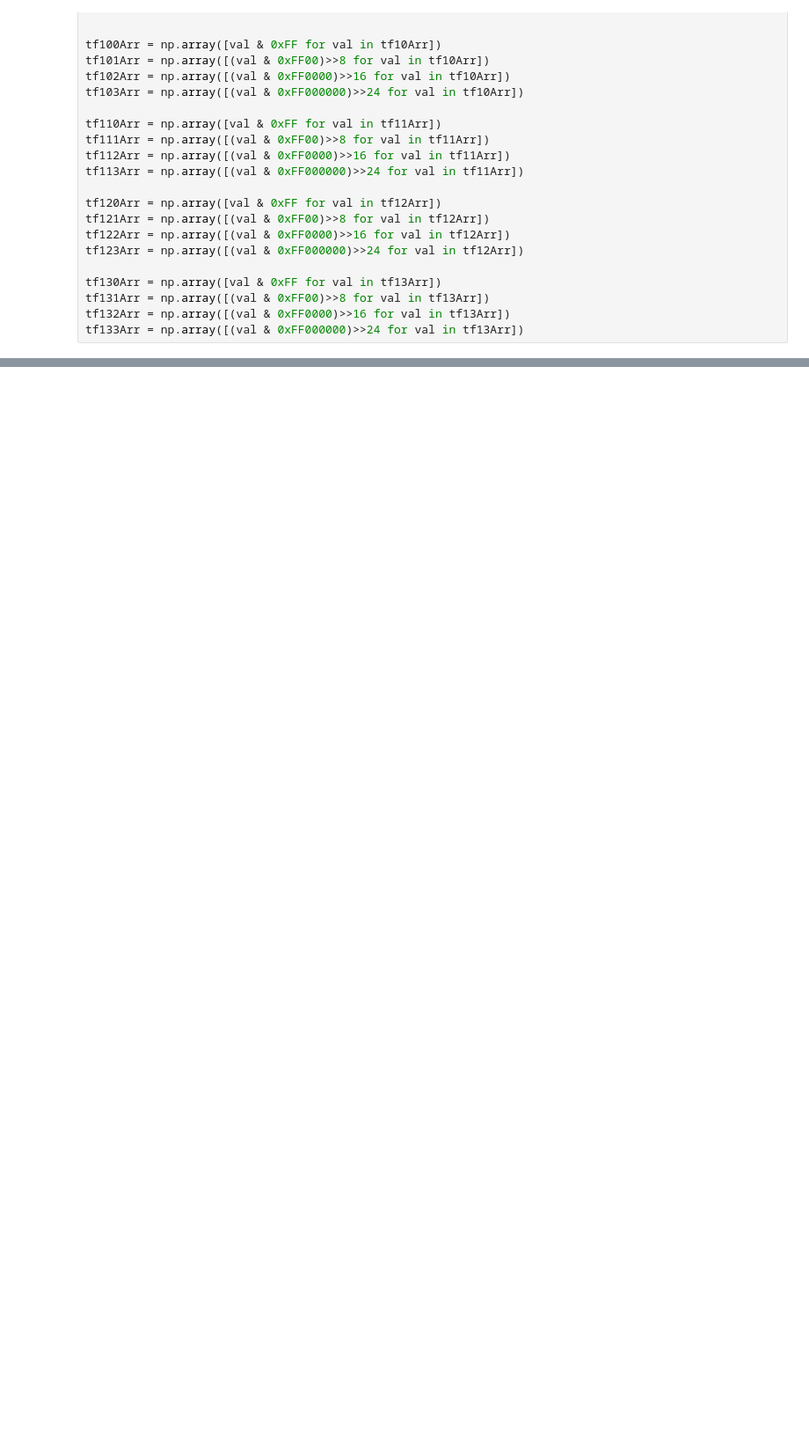
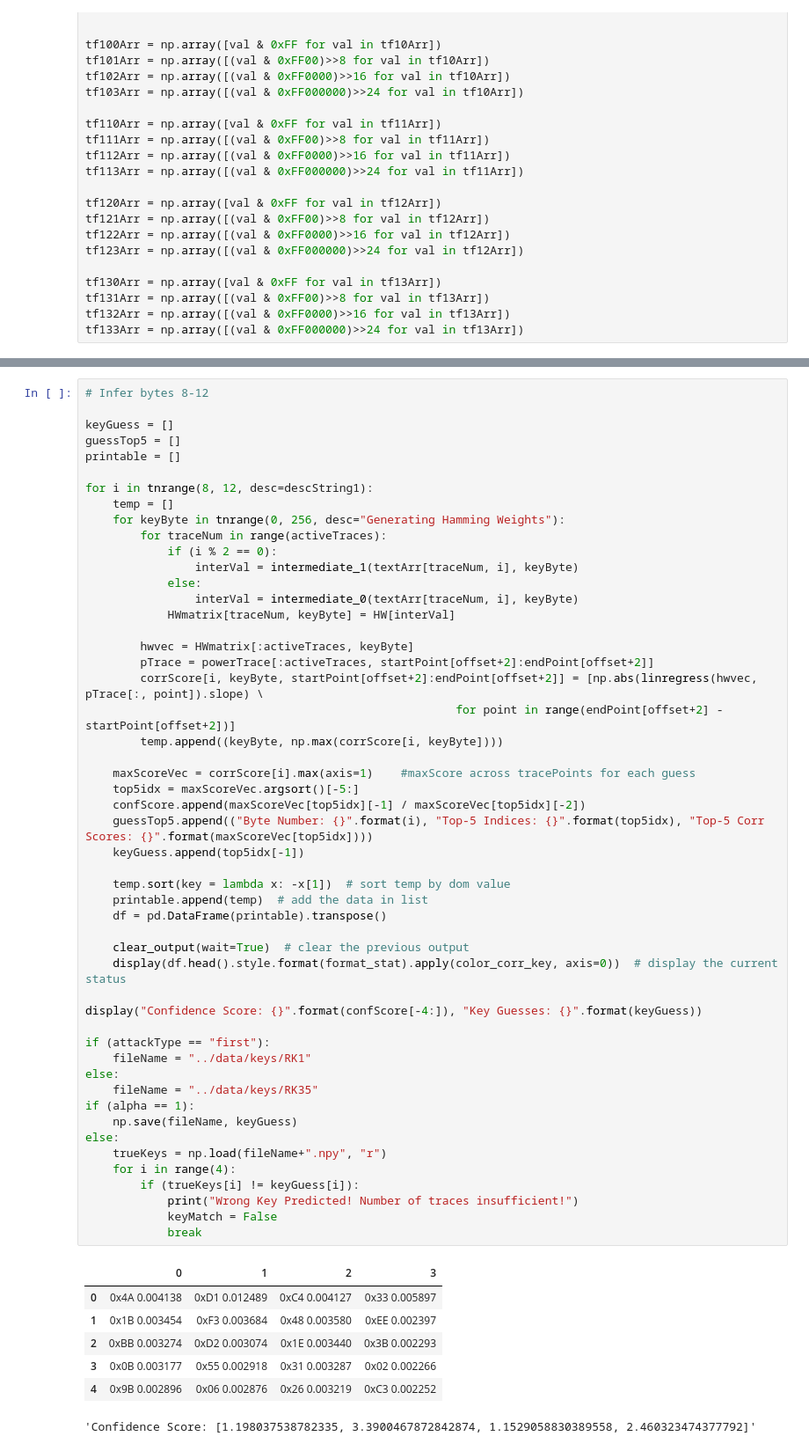
Before and after one commit to aklsh/CS6630, a Jupyter notebook: A2/src/clefia_CPA.ipynb, the cells around one changed output, grey strips where cells are left out. Shown: that part at 88% size. Cells and saved outputs as stored; diff of their text form; blank space fills up the shorter version.

```diff
--- a/A2/src/clefia_CPA.ipynb
+++ b/A2/src/clefia_CPA.ipynb
@@ -596,0 +309,59 @@ Intermediate Value = output of first round ^ keyGuess
+# %%
+# Infer bytes 8-12
+
+keyGuess = []
+guessTop5 = []
+printable = []
+
+for i in tnrange(8, 12, desc=descString1):
+    temp = []
+    for keyByte in tnrange(0, 256, desc="Generating Hamming Weights"):
+        for traceNum in range(activeTraces):
+            if (i % 2 == 0):
+                interVal = intermediate_1(textArr[traceNum, i], keyByte)
+            else:
+                interVal = intermediate_0(textArr[traceNum, i], keyByte)
+            HWmatrix[traceNum, keyByte] = HW[interVal]
+
+        hwvec = HWmatrix[:activeTraces, keyByte]
+        pTrace = powerTrace[:activeTraces, startPoint[offset+2]:endPoint[offset+2]]
+        corrScore[i, keyByte, startPoint[offset+2]:endPoint[offset+2]] = [np.abs(linregress(hwvec, pTrace[:, point]).slope) \
+                                                      for point in range(endPoint[offset+2] - startPoint[offset+2])]
+        temp.append((keyByte, np.max(corrScore[i, keyByte])))
+
+    maxScoreVec = corrScore[i].max(axis=1)    #maxScore across tracePoints for each guess
+    top5idx = maxScoreVec.argsort()[-5:]
+    confScore.append(maxScoreVec[top5idx][-1] / maxScoreVec[top5idx][-2])
+    guessTop5.append(("Byte Number: {}".format(i), "Top-5 Indices: {}".format(top5idx), "Top-5 Corr Scores: {}".format(maxScoreVec[top5idx])))
+    keyGuess.append(top5idx[-1])
+
+    temp.sort(key = lambda x: -x[1])  # sort temp by dom value
+    printable.append(temp)  # add the data in list
+    df = pd.DataFrame(printable).transpose()
+
+    clear_output(wait=True)  # clear the previous output
+    display(df.head().style.format(format_stat).apply(color_corr_key, axis=0))  # display the current status
+
+display("Confidence Score: {}".format(confScore[-4:]), "Key Guesses: {}".format(keyGuess))
+
+if (attackType == "first"):
+    fileName = "../data/keys/RK1"
+else:
+    fileName = "../data/keys/RK35"
+if (alpha == 1):
+    np.save(fileName, keyGuess)
+else:
+    trueKeys = np.load(fileName+".npy", "r")
+    for i in range(4):
+        if (trueKeys[i] != keyGuess[i]):
+            print("Wrong Key Predicted! Number of traces insufficient!")
+            keyMatch = False
+            break
+# %% [output]
+|  | 0 | 1 | 2 | 3 |
+| 0 | 0x4A 0.004138 | 0xD1 0.012489 | 0xC4 0.004127 | 0x33 0.005897 |
+| 1 | 0x1B 0.003454 | 0xF3 0.003684 | 0x48 0.003580 | 0xEE 0.002397 |
+| 2 | 0xBB 0.003274 | 0xD2 0.003074 | 0x1E 0.003440 | 0x3B 0.002293 |
+| 3 | 0x0B 0.003177 | 0x55 0.002918 | 0x31 0.003287 | 0x02 0.002266 |
+| 4 | 0x9B 0.002896 | 0x06 0.002876 | 0x26 0.003219 | 0xC3 0.002252 |
+'Confidence Score: [1.198037538782335, 3.3900467872842874, 1.1529058830389558, 2.460323474377792]'
```
Also changed, not shown: parts of 53 cells of this notebook, 1 other file.
